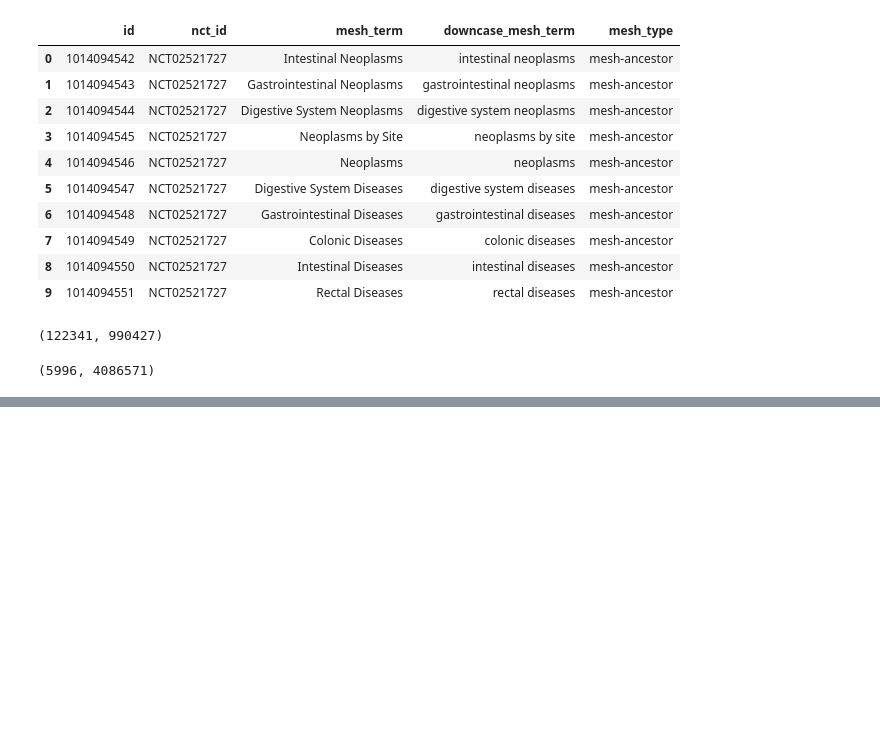
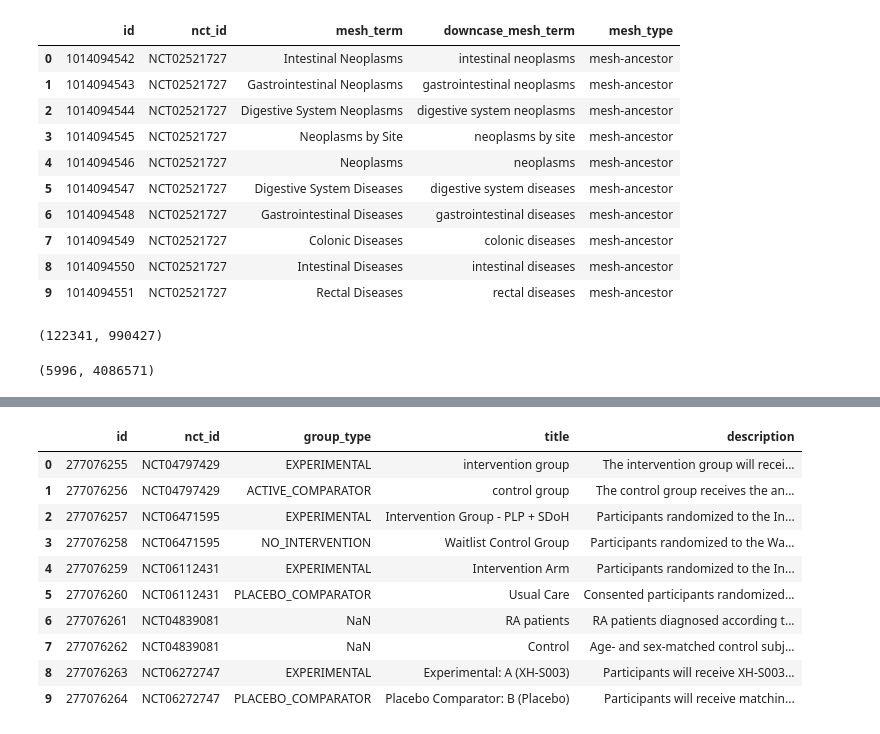
Before and after one commit to danherbb/clinical-trial-termination-risk, a Jupyter notebook: notebooks/data_exploration.ipynb, the cells around one changed output, grey strips where cells are left out. Saved outputs shown, nothing was run; the diff lists cells and outputs as text; code cells hidden in the pictures; blank space fills up the shorter version.

```diff
--- a/notebooks/data_exploration.ipynb
+++ b/notebooks/data_exploration.ipynb
@@ -170,0 +423,15 @@ len([cond for cond in conditions['downcase_name'] if 'anxiety' in cond])
+# %%
+design_groups = pd.read_csv(raw_dir/"design_groups.txt", sep='|')
+design_groups.head(10)
+# %% [output]
+|  | id | nct_id | group_type | title | description |
+| 0 | 277076255 | NCT04797429 | EXPERIMENTAL | intervention group | The intervention group will recei... |
+| 1 | 277076256 | NCT04797429 | ACTIVE_COMPARATOR | control group | The control group receives the an... |
+| 2 | 277076257 | NCT06471595 | EXPERIMENTAL | Intervention Group - PLP + SDoH | Participants randomized to the In... |
+| 3 | 277076258 | NCT06471595 | NO_INTERVENTION | Waitlist Control Group | Participants randomized to the Wa... |
+| 4 | 277076259 | NCT06112431 | EXPERIMENTAL | Intervention Arm | Participants randomized to the In... |
+| 5 | 277076260 | NCT06112431 | PLACEBO_COMPARATOR | Usual Care | Consented participants randomized... |
+| 6 | 277076261 | NCT04839081 | NaN | RA patients | RA patients diagnosed according t... |
+| 7 | 277076262 | NCT04839081 | NaN | Control | Age- and sex-matched control subj... |
+| 8 | 277076263 | NCT06272747 | EXPERIMENTAL | Experimental: A (XH-S003) | Participants will receive XH-S003... |
+| 9 | 277076264 | NCT06272747 | PLACEBO_COMPARATOR | Placebo Comparator: B (Placebo) | Participants will receive matchin... |
```
Also changed, not shown: parts of 60 cells of this notebook, 2 other files.
